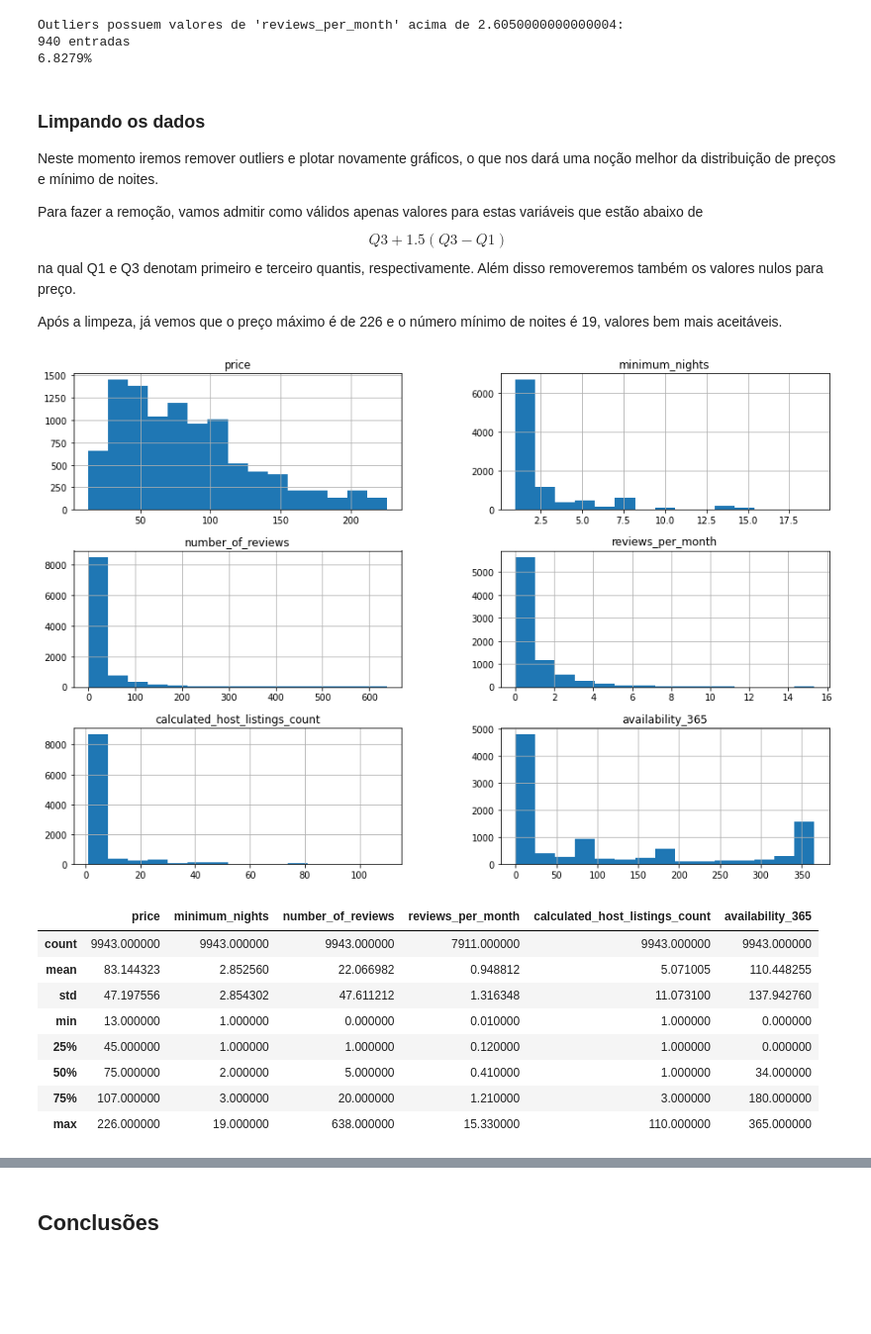
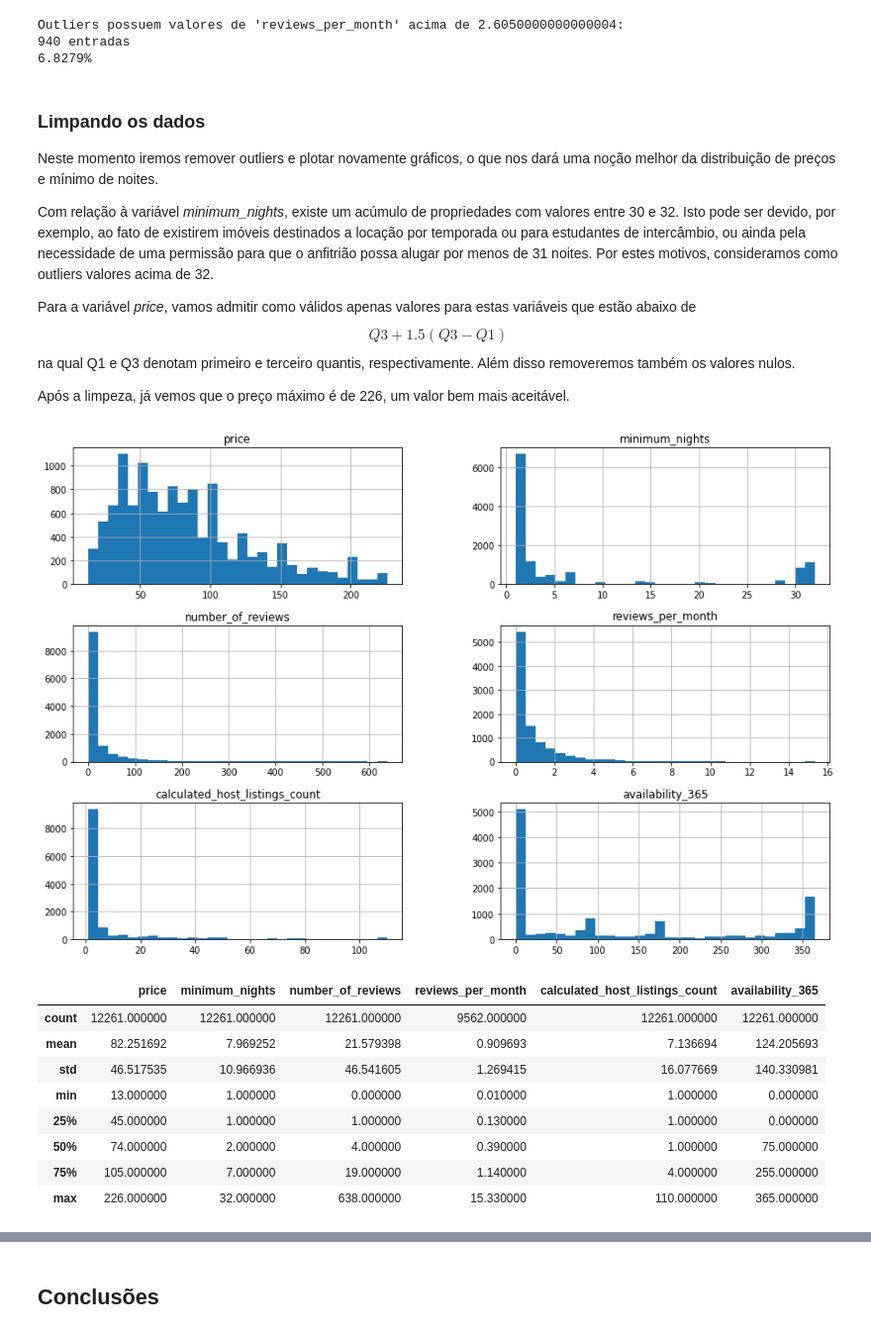
Before and after one commit to fernandoescobosa/data_science, a Jupyter notebook: Analisando_os_Dados_do_Airbnb_Montreal.ipynb, the cells around one changed output, grey strips where cells are left out. Shown at 99% size. Saved outputs shown, nothing was run; the diff lists cells and outputs as text; code cells hidden in the pictures; blank space fills up the shorter version.

```diff
--- a/Analisando_os_Dados_do_Airbnb_Montreal.ipynb
+++ b/Analisando_os_Dados_do_Airbnb_Montreal.ipynb
@@ -235,46 +258,48 @@ Outliers possuem valores de 'reviews_per_month' acima de 2.6050000000000004:
 ### **Limpando os dados**
 Neste momento iremos remover outliers e plotar novamente gráficos, o que nos dará uma noção melhor da distribuição de preços e mínimo de noites.
 
-Para fazer a remoção, vamos admitir como válidos apenas valores para estas variáveis que estão abaixo de $$Q3 + 1.5(Q3 - Q1)$$
-na qual Q1 e Q3 denotam primeiro e terceiro quantis, respectivamente. Além disso removeremos também os valores nulos para preço.
+Com relação à variável *minimum_nights*, existe um acúmulo de propriedades com valores entre 30 e 32. Isto pode ser devido, por exemplo, ao fato de existirem imóveis destinados a locação por temporada ou para estudantes de intercâmbio, ou ainda pela necessidade de uma permissão para que o anfitrião possa alugar por menos de 31 noites. Por estes motivos, consideramos como outliers valores acima de 32.
 
-Após a limpeza, já vemos que o preço máximo é de 226 e o número mínimo de noites é 19, valores bem mais aceitáveis.
+Para a variável *price*, vamos admitir como válidos apenas valores para estas variáveis que estão abaixo de $$Q3 + 1.5(Q3 - Q1)$$
+na qual Q1 e Q3 denotam primeiro e terceiro quantis, respectivamente. Além disso removeremos também os valores nulos.
+
+Após a limpeza, já vemos que o preço máximo é de 226, um valor bem mais aceitável.
 # %%
 # removendo os outliers em um novo DataFrame
 df_clean = df.copy()
-df_clean.drop(df_clean[df_clean.minimum_nights > limite_superior_minimum_nights].index,
+df_clean.drop(df_clean[df_clean.minimum_nights > 32].index,
               axis=0,
               inplace=True)
 df_clean.drop(df_clean[df_clean.price > limite_superior_price].index,
               axis=0,
               inplace=True)
 df_clean.drop(df_clean[df_clean.price == 0].index,
               axis=0,
               inplace=True)
 
 
 # removendo 'neighbourhood_group'
 df_clean.drop('neighbourhood_group',
               axis=1,
               inplace=True)
 
 # plotando o histograma para as variáveis numéricas
 df_clean[['price', 'minimum_nights', 'number_of_reviews', 'reviews_per_month',
-    'calculated_host_listings_count', 'availability_365']].hist(bins=15, figsize=(15,10))
+    'calculated_host_listings_count', 'availability_365']].hist(bins=30, figsize=(15,10))
 plt.show()
 # %% [output]
-[figure, old version]
+[figure, new version]
 # %%
 df_clean[['price', 'minimum_nights', 'number_of_reviews', 'reviews_per_month',
     'calculated_host_listings_count', 'availability_365']].describe()
 # %% [output]
 |  | price | minimum_nights | number_of_reviews | reviews_per_month | calculated_host_listings_count | availability_365 |
-| count | 9943.000000 | 9943.000000 | 9943.000000 | 7911.000000 | 9943.000000 | 9943.000000 |
-| mean | 83.144323 | 2.852560 | 22.066982 | 0.948812 | 5.071005 | 110.448255 |
-| std | 47.197556 | 2.854302 | 47.611212 | 1.316348 | 11.073100 | 137.942760 |
+| count | 12261.000000 | 12261.000000 | 12261.000000 | 9562.000000 | 12261.000000 | 12261.000000 |
+| mean | 82.251692 | 7.969252 | 21.579398 | 0.909693 | 7.136694 | 124.205693 |
+| std | 46.517535 | 10.966936 | 46.541605 | 1.269415 | 16.077669 | 140.330981 |
 | min | 13.000000 | 1.000000 | 0.000000 | 0.010000 | 1.000000 | 0.000000 |
-| 25% | 45.000000 | 1.000000 | 1.000000 | 0.120000 | 1.000000 | 0.000000 |
-| 50% | 75.000000 | 2.000000 | 5.000000 | 0.410000 | 1.000000 | 34.000000 |
-| 75% | 107.000000 | 3.000000 | 20.000000 | 1.210000 | 3.000000 | 180.000000 |
-| max | 226.000000 | 19.000000 | 638.000000 | 15.330000 | 110.000000 | 365.000000 |
+| 25% | 45.000000 | 1.000000 | 1.000000 | 0.130000 | 1.000000 | 0.000000 |
+| 50% | 74.000000 | 2.000000 | 4.000000 | 0.390000 | 1.000000 | 75.000000 |
+| 75% | 105.000000 | 7.000000 | 19.000000 | 1.140000 | 4.000000 | 255.000000 |
+| max | 226.000000 | 32.000000 | 638.000000 | 15.330000 | 110.000000 | 365.000000 |
 # %% [markdown]
```
Also changed, not shown: parts of 37 cells of this notebook.
